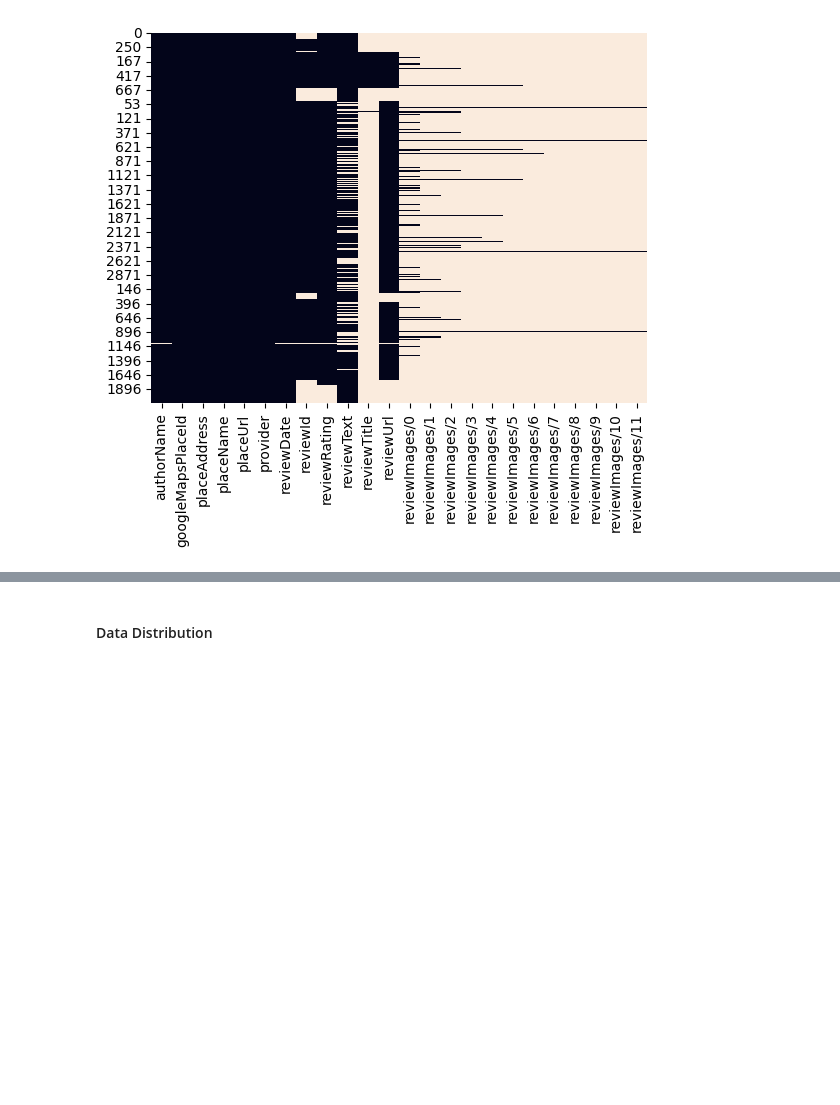
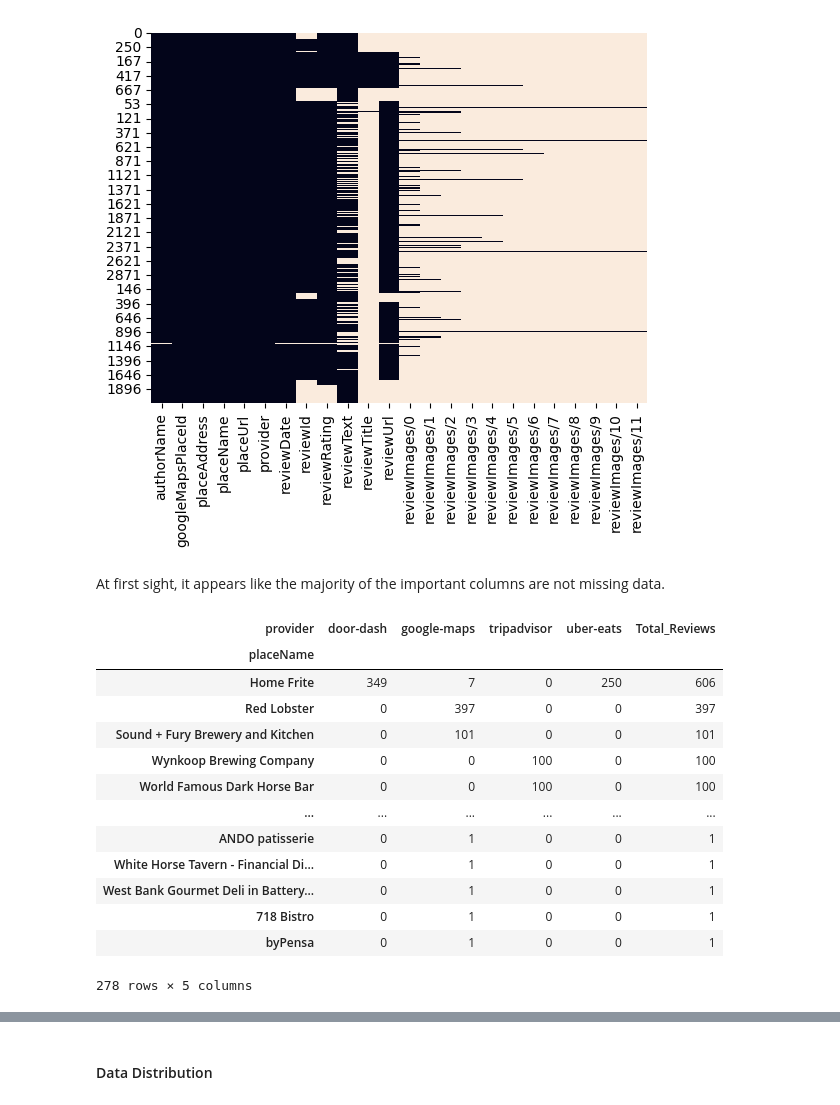
Before and after one commit to gen-git-26/Rreview_Analyzer, a Jupyter notebook: notebooks/eda.ipynb, the cells around one changed output, grey strips where cells are left out. Drawn from its saved outputs; the diff is of its cells as text; code cells hidden in the pictures; blank space fills up the shorter version.

```diff
--- a/notebooks/eda.ipynb
+++ b/notebooks/eda.ipynb
@@ -88,3 +69,5 @@ sns.heatmap(df.isnull(), cbar=False)
 # %% [output]
 <Axes: >
 [figure]
+# %% [markdown]
+At first sight, it appears like the majority of the important columns are not missing data.
@@ -90,0 +77,40 @@ sns.heatmap(df.isnull(), cbar=False)
+# %%
+def create_place_review_pivot(df):
+    # Count places per provider
+    provider_place_counts = df.groupby(['provider', 'placeName']).size().reset_index(name='place_count')
+    # Count reviews per place
+    place_review_counts = df.groupby(['provider', 'placeName'])['reviewText'].count().reset_index(name='review_count')
+    # Merge the two dataframes
+    merged_counts = pd.merge(provider_place_counts, place_review_counts, on=['provider', 'placeName'])
+
+    pivot = pd.pivot_table(
+        merged_counts,
+        values='review_count',
+        index='placeName',
+        columns='provider',
+        aggfunc='sum',
+        fill_value=0
+    )
+
+    pivot['Total_Reviews'] = pivot.sum(axis=1)
+    pivot = pivot.sort_values(by='Total_Reviews', ascending=False)
+
+    return pivot
+
+
+create_place_review_pivot(df)
+# %% [output]
+| provider | door-dash | google-maps | tripadvisor | uber-eats | Total_Reviews |
+| placeName |  |  |  |  |  |
+| Home Frite | 349 | 7 | 0 | 250 | 606 |
+| Red Lobster | 0 | 397 | 0 | 0 | 397 |
+| Sound + Fury Brewery and Kitchen | 0 | 101 | 0 | 0 | 101 |
+| Wynkoop Brewing Company | 0 | 0 | 100 | 0 | 100 |
+| World Famous Dark Horse Bar | 0 | 0 | 100 | 0 | 100 |
+| ... | ... | ... | ... | ... | ... |
+| ANDO patisserie | 0 | 1 | 0 | 0 | 1 |
+| White Horse Tavern - Financial Di... | 0 | 1 | 0 | 0 | 1 |
+| West Bank Gourmet Deli in Battery... | 0 | 1 | 0 | 0 | 1 |
+| 718 Bistro | 0 | 1 | 0 | 0 | 1 |
+| byPensa | 0 | 1 | 0 | 0 | 1 |
+278 rows × 5 columns
```
Also changed, not shown: parts of 20 cells of this notebook.
